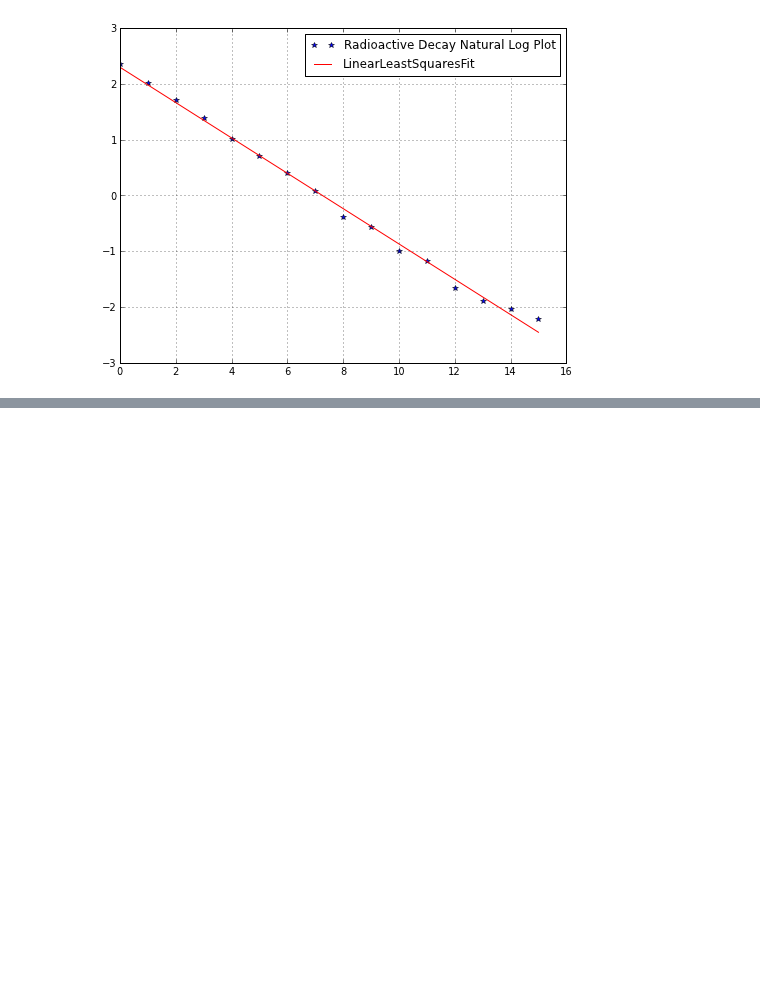
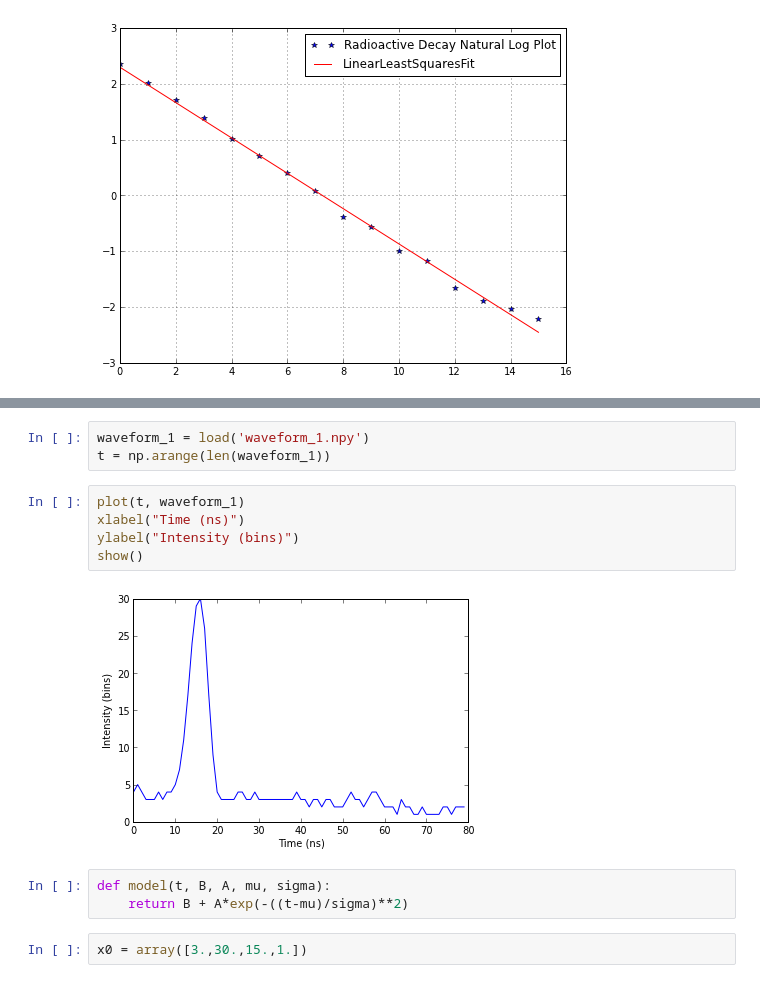
Before and after one commit to wsnyderPHYS202/PHYS202-S13, a Jupyter notebook: Week10/TuesdayWork.ipynb, the cells around one changed output, grey strips where cells are left out. Saved outputs shown, nothing was run; the diff lists cells and outputs as text; blank space fills up the shorter version.

```diff
--- a/Week10/TuesdayWork.ipynb
+++ b/Week10/TuesdayWork.ipynb
@@ -76,0 +109,15 @@ show()
+# %%
+waveform_1 = load('waveform_1.npy')
+t = np.arange(len(waveform_1))
+# %%
+plot(t, waveform_1)
+xlabel("Time (ns)")
+ylabel("Intensity (bins)")
+show()
+# %% [output]
+[figure, added]
+# %%
+def model(t, B, A, mu, sigma):
+    return B + A*exp(-((t-mu)/sigma)**2)
+# %%
+x0 = array([3.,30.,15.,1.])
```
Also changed, not shown: parts of 12 cells of this notebook, 2 other files.
